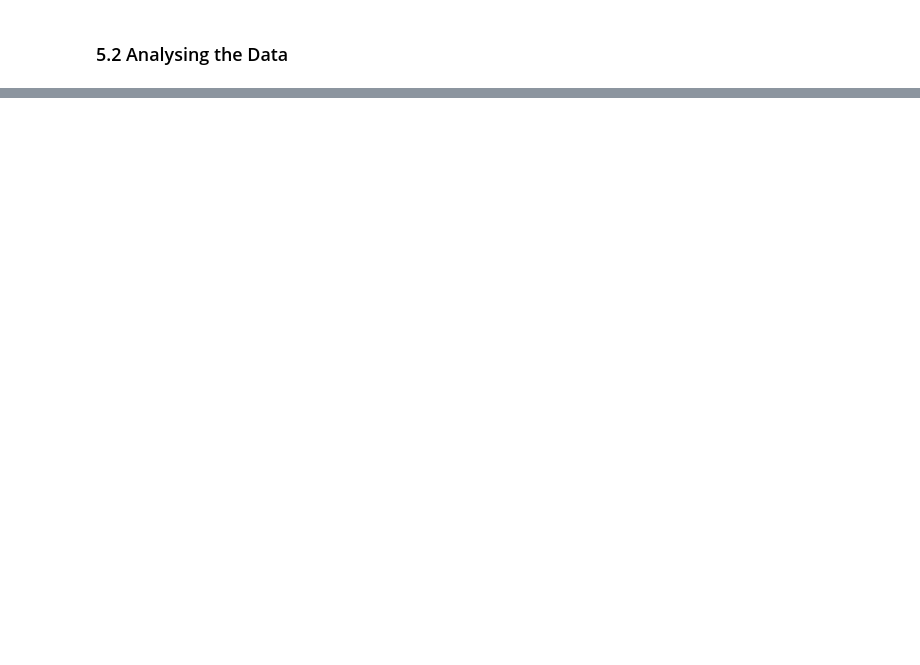
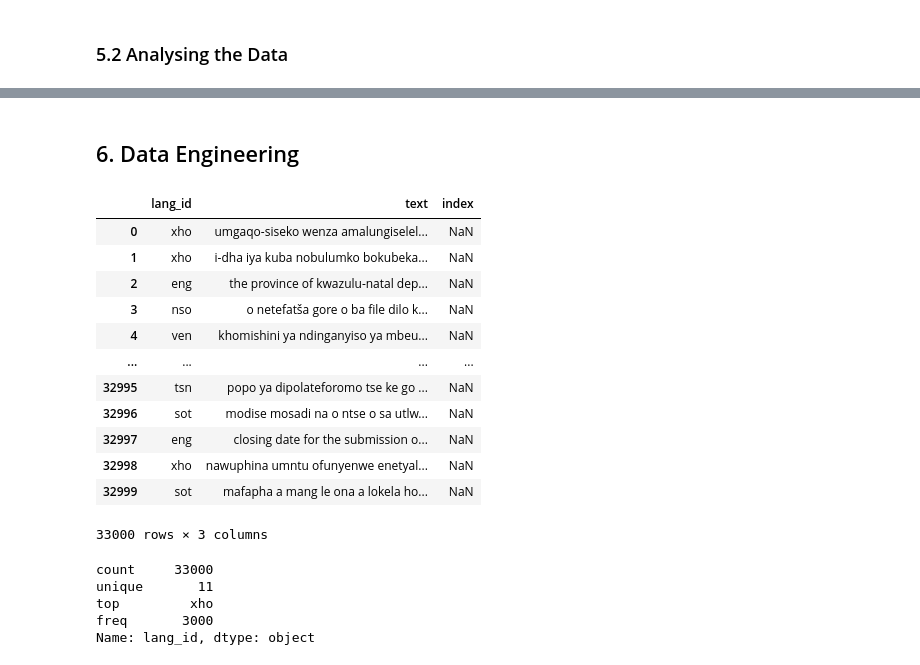
Before and after one commit to zimjwar/Language-Identification-, a Jupyter notebook: notebook_1.ipynb, the cells around one changed output, grey strips where cells are left out. Drawn from its saved outputs; the diff is of its cells as text; code cells hidden in the pictures; blank space fills up the shorter version.

```diff
--- a/notebook_1.ipynb
+++ b/notebook_1.ipynb
@@ -276,0 +141,2 @@ Name: count, Length: 5682, dtype: int64
+# %% [markdown]
+## 6. Data Engineering
@@ -276,0 +148,24 @@ Name: count, Length: 5682, dtype: int64
+# %%
+df_train
+# %% [output]
+|  | lang_id | text | index |
+| 0 | xho | umgaqo-siseko wenza amalungiselel... | NaN |
+| 1 | xho | i-dha iya kuba nobulumko bokubeka... | NaN |
+| 2 | eng | the province of kwazulu-natal dep... | NaN |
+| 3 | nso | o netefatša gore o ba file dilo k... | NaN |
+| 4 | ven | khomishini ya ndinganyiso ya mbeu... | NaN |
+| ... | ... | ... | ... |
+| 32995 | tsn | popo ya dipolateforomo tse ke go ... | NaN |
+| 32996 | sot | modise mosadi na o ntse o sa utlw... | NaN |
+| 32997 | eng | closing date for the submission o... | NaN |
+| 32998 | xho | nawuphina umntu ofunyenwe enetyal... | NaN |
+| 32999 | sot | mafapha a mang le ona a lokela ho... | NaN |
+33000 rows × 3 columns
+# %%
+df_train.lang_id.describe()
+# %% [output]
+count     33000
+unique       11
+top         xho
+freq       3000
+Name: lang_id, dtype: object
```
Also changed, not shown: parts of 27 cells of this notebook.
